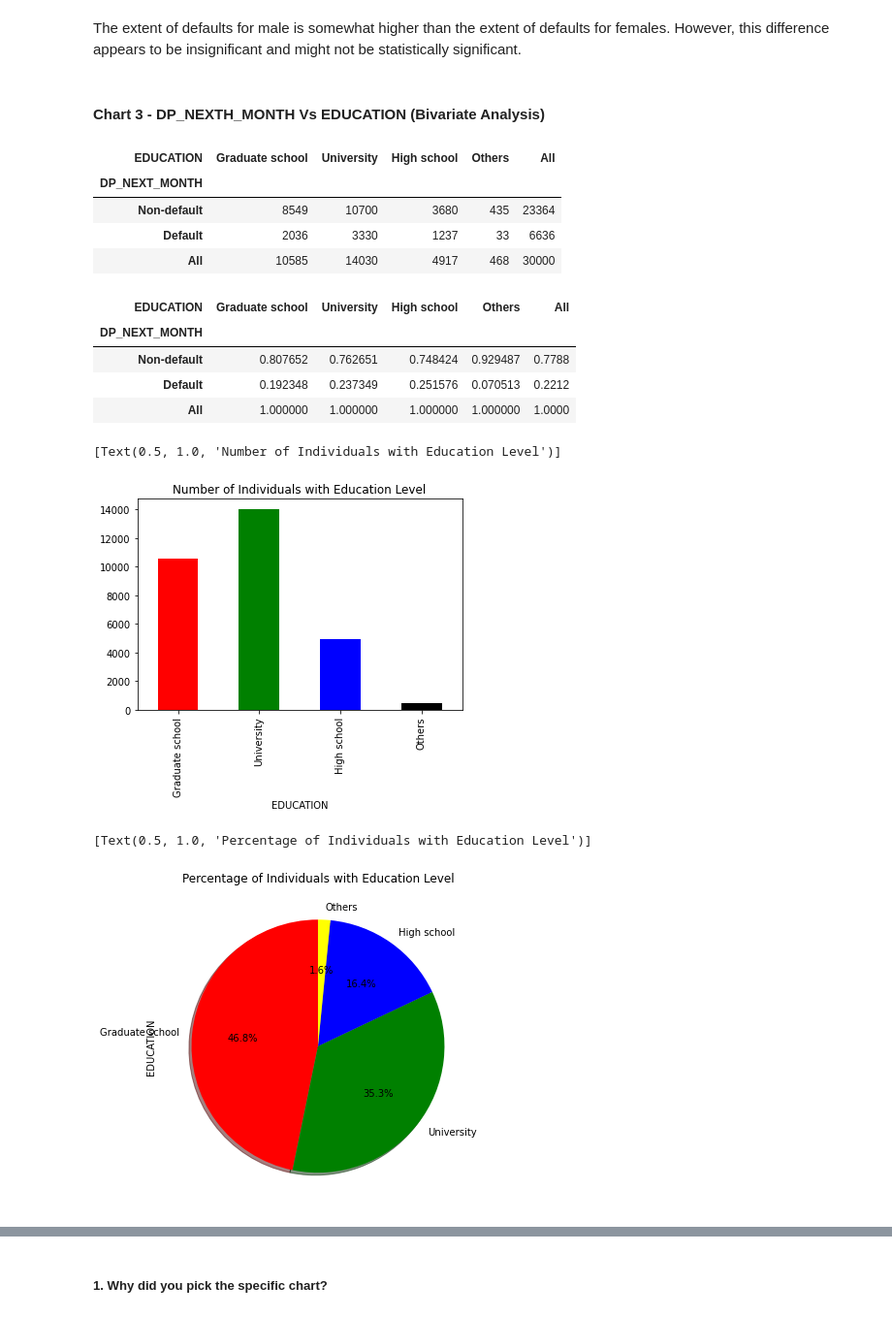
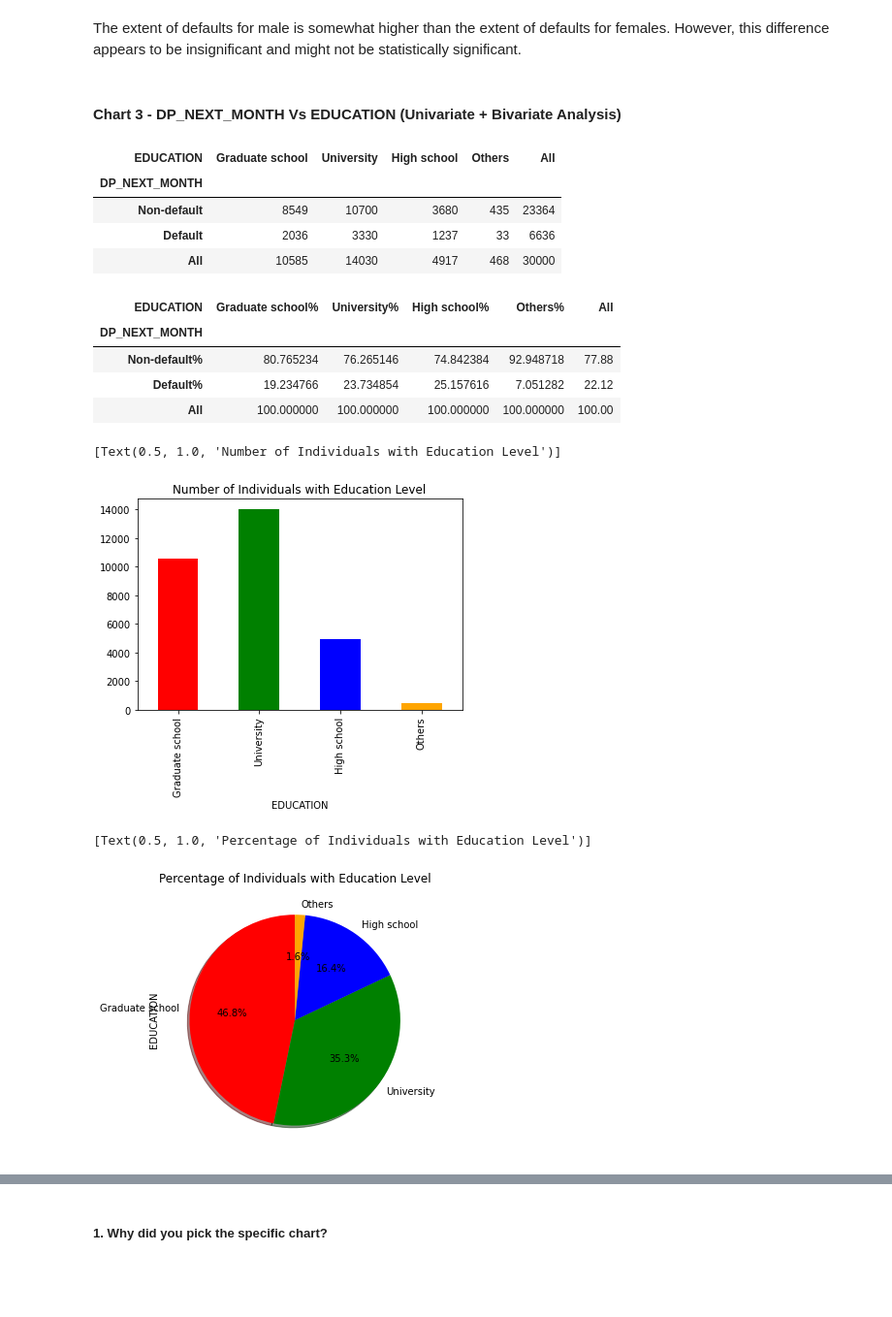
Before and after one commit to Navneet2409/credit-card-default-prediction, a Jupyter notebook: Credit_Card_Notebook_Navneet_Keshri.ipynb, the cells around one changed output, grey strips where cells are left out. Shown at 97% size. Cells and saved outputs as stored; diff of their text form; code cells hidden in the pictures; blank space fills up the shorter version.

```diff
--- a/Credit_Card_Notebook_Navneet_Keshri.ipynb
+++ b/Credit_Card_Notebook_Navneet_Keshri.ipynb
@@ -428,3 +425,0 @@ def reassign_marriage(x):
-# %%
-df['MARRIAGE'] = df['MARRIAGE'].apply(reassign_marriage)
-df['MARRIAGE'].value_counts()
@@ -985,7 +1008,7 @@ Are there any insights that lead to negative growth? Justify with specific reaso
 # %% [markdown]
 The extent of defaults for male is somewhat higher than the extent of defaults for females. However, this difference appears to be insignificant and might not be statistically significant.
 # %% [markdown]
-#### <b>Chart 3 - DP_NEXTH_MONTH Vs EDUCATION (Bivariate Analysis)
+#### <b>Chart 3 - DP_NEXT_MONTH Vs EDUCATION (Univariate + Bivariate Analysis)
 </b>
 # %%
 # creating a dataframe for SEX and DP_NEXT_MONTH
@@ -1004,30 +1027,37 @@ df_edu
 | Non-default | 8549 | 10700 | 3680 | 435 | 23364 |
 | Default | 2036 | 3330 | 1237 | 33 | 6636 |
 | All | 10585 | 14030 | 4917 | 468 | 30000 |
-# %%
-# creating a percentage table by dividing each column by the column's total.
-df_edu_percent =  df_edu / df_edu.loc['All']
-df_edu_percent
-# %% [output]
-| EDUCATION | Graduate school | University | High school | Others | All |
-| DP_NEXT_MONTH |  |  |  |  |  |
-| Non-default | 0.807652 | 0.762651 | 0.748424 | 0.929487 | 0.7788 |
-| Default | 0.192348 | 0.237349 | 0.251576 | 0.070513 | 0.2212 |
-| All | 1.000000 | 1.000000 | 1.000000 | 1.000000 | 1.0000 |
+# %%
+# creating a percentage table by dividing each column by the column's total.
+df_edu_percent =  crosstable_percent(df['DP_NEXT_MONTH'],df['EDUCATION'])
+
+# DP_NEXT_MONTH: 0 = non-default; 1 = default
+new_index = {0: 'Non-default%', 1: 'Default%', }
+# EDUCATION :1 = graduate school; 2 = university; 3 = high school; 4 = others.
+new_columns = {1 : 'Graduate school%', 2 : 'University%', 3 : 'High school%', 4 : 'Others%'}
+
+df_edu_percent.rename(index = new_index, columns = new_columns, inplace = True)
+df_edu_percent
+# %% [output]
+| EDUCATION | Graduate school% | University% | High school% | Others% | All |
+| DP_NEXT_MONTH |  |  |  |  |  |
+| Non-default% | 80.765234 | 76.265146 | 74.842384 | 92.948718 | 77.88 |
+| Default% | 19.234766 | 23.734854 | 25.157616 | 7.051282 | 22.12 |
+| All | 100.000000 | 100.000000 | 100.000000 | 100.000000 | 100.00 |
 # %%
 # Chart - 3 visualization code
-# Dependant Column Value Vs EDUCATION
-ax1 = df_edu.loc['All'][0:4].plot(kind = 'bar',color = ['red','green', 'blue','black'])
+# Dependent Column Value Vs EDUCATION level
+ax1 = df_edu.loc['All'][0:4].plot(kind = 'bar',color = ['red','green', 'blue','orange'])
 ax1.set(title ='Number of Individuals with Education Level')
 # %% [output]
 [Text(0.5, 1.0, 'Number of Individuals with Education Level')]
-[figure, old version]
+[figure, new version]
 # %%
-# creating a pie chart to compare percentage
-ax2 = df['EDUCATION'].value_counts().plot(kind='pie',figsize=(15,6),autopct="%1.1f%%",startangle=90,shadow=True,
-                      labels=['Graduate school','University','High school','Others'],colors=['red','green', 'blue','yellow'])
+# creating a pie chart to compare percentage of EDUCATION levels
+ax2 = df['EDUCATION'].value_counts().plot(kind='pie',figsize=(10,5),autopct="%1.1f%%",startangle=90,shadow=True,
+                      labels=['Graduate school','University','High school','Others'],colors=['red','green', 'blue','orange'])
 ax2.set(title ='Percentage of Individuals with Education Level')
 # %% [output]
 [Text(0.5, 1.0, 'Percentage of Individuals with Education Level')]
-[figure, old version]
+[figure, new version]
 # %%
```
Also changed, not shown: parts of 85 cells of this notebook.
